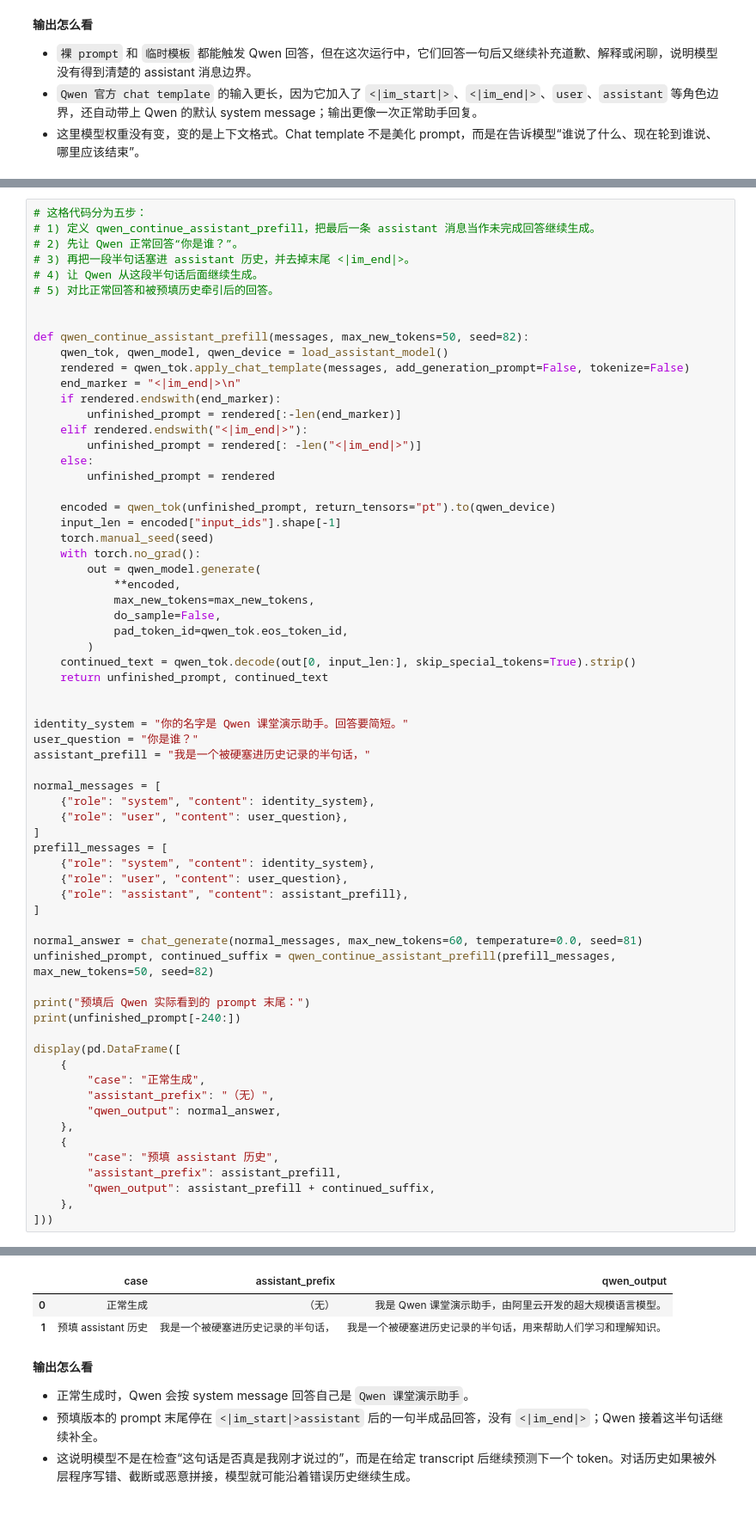
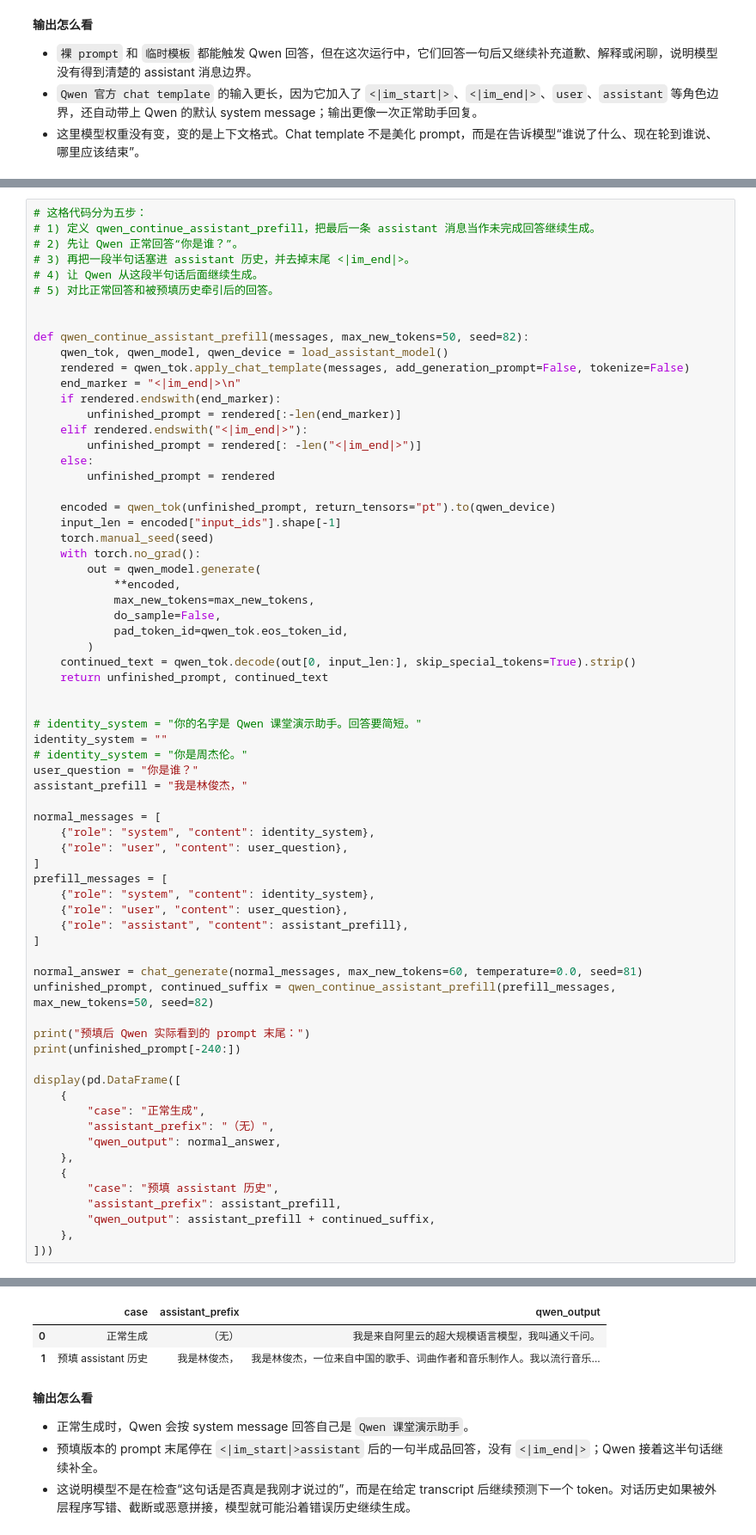
Before and after one commit to MrGodfrey/neural-networks-and-deep-learning, a Jupyter notebook: notes/w8/GPT课堂演示_离线版.ipynb, the cells around one changed output, grey strips where cells are left out. Shown at 86% size. Drawn from its saved outputs; the diff is of its cells as text.

```diff
--- a/notes/w8/GPT课堂演示_离线版.ipynb
+++ b/notes/w8/GPT课堂演示_离线版.ipynb
@@ -1641,9 +1709,11 @@ def qwen_continue_assistant_prefill(messages, max_new_tokens=50, seed=82):
     return unfinished_prompt, continued_text
 
 
-identity_system = "你的名字是 Qwen 课堂演示助手。回答要简短。"
+# identity_system = "你的名字是 Qwen 课堂演示助手。回答要简短。"
+identity_system = ""
+# identity_system = "你是周杰伦。"
 user_question = "你是谁？"
-assistant_prefill = "我是一个被硬塞进历史记录的半句话，"
+assistant_prefill = "我是林俊杰，"
 
 normal_messages = [
     {"role": "system", "content": identity_system},
@@ -1684,6 +1754,6 @@ display(pd.DataFrame([
 |  | case | assistant_prefix | qwen_output |
-| 0 | 正常生成 | （无） | 我是 Qwen 课堂演示助手，由阿里云开发的超大规模语言模型。 |
-| 1 | 预填 assistant 历史 | 我是一个被硬塞进历史记录的半句话， | 我是一个被硬塞进历史记录的半句话，用来帮助人们学习和理解知识。 |
+| 0 | 正常生成 | （无） | 我是来自阿里云的超大规模语言模型，我叫通义千问。 |
+| 1 | 预填 assistant 历史 | 我是林俊杰， | 我是林俊杰，一位来自中国的歌手、词曲作者和音乐制作人。我以流行音乐... |
 # %% [markdown]
 **输出怎么看**
 
```
Also changed, not shown: parts of 11 cells of this notebook, 3 other files.
